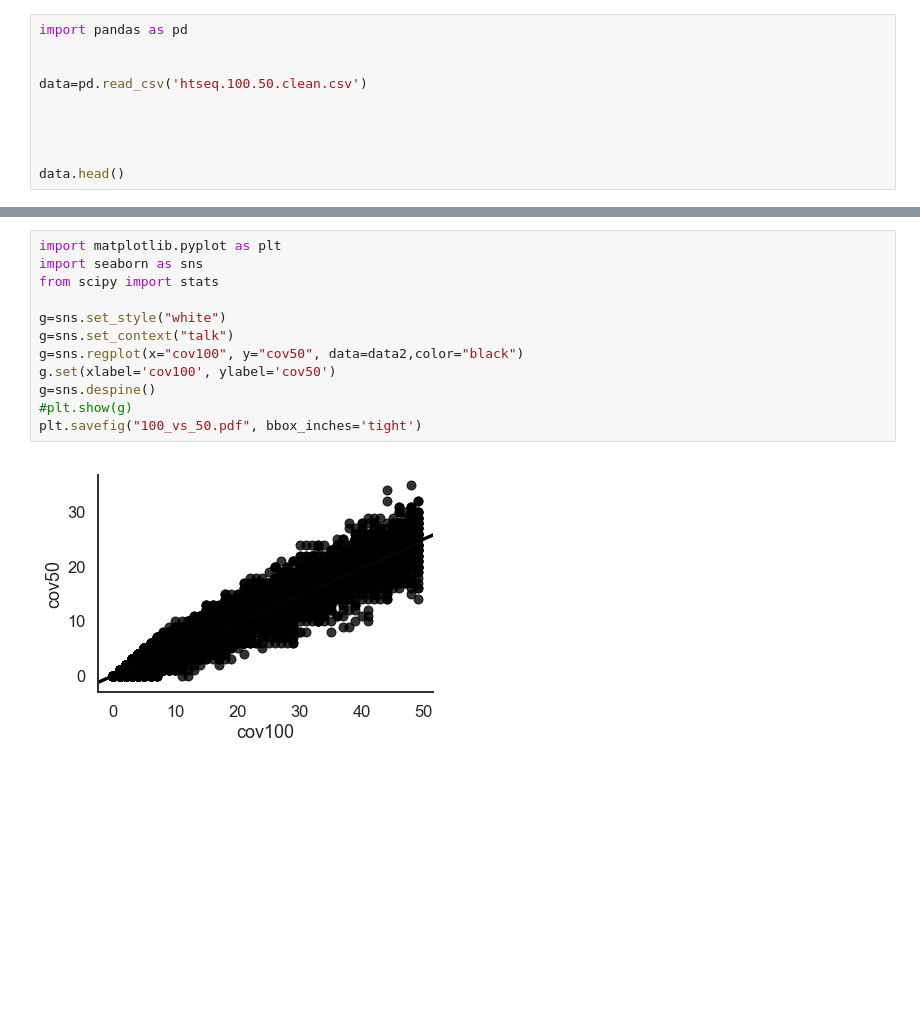
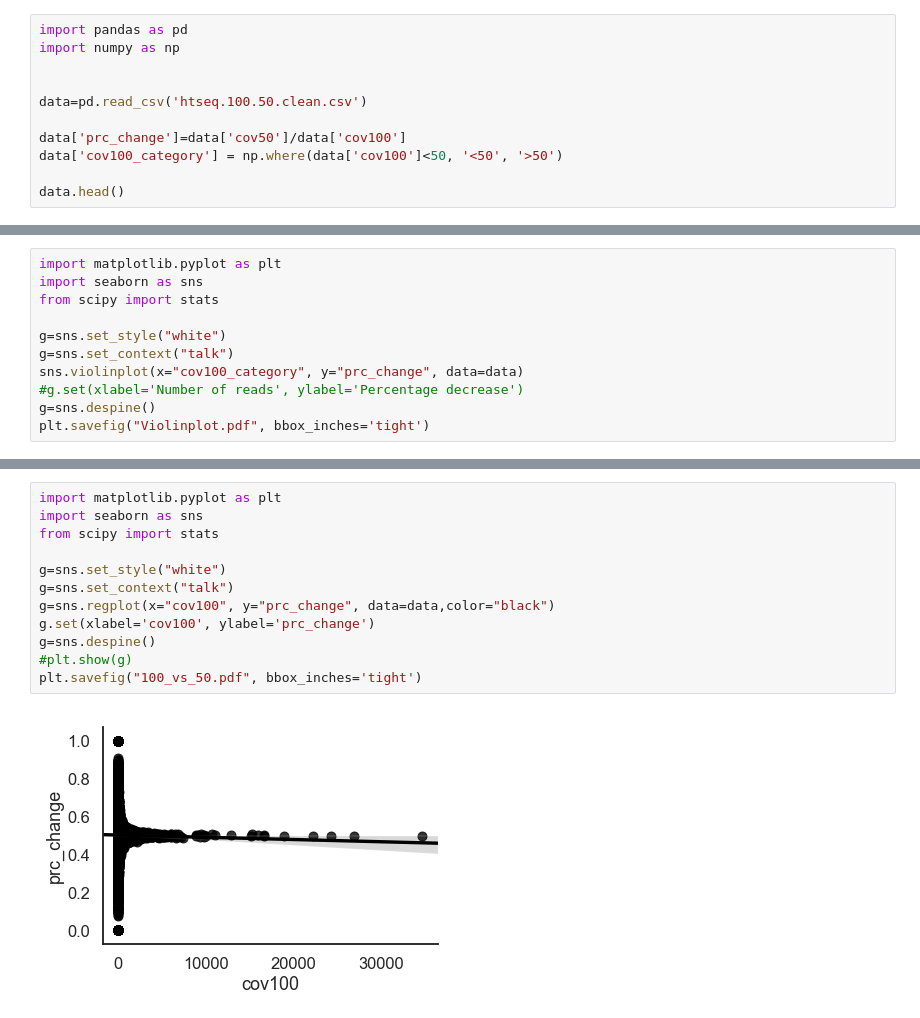
Before and after one commit to smangul1/genomicexpression.collaboration, a Jupyter notebook: analysis.ipynb, the cells around one changed output, grey strips where cells are left out. Saved outputs shown, nothing was run; the diff lists cells and outputs as text; blank space fills up the shorter version.

```diff
--- a/analysis.ipynb
+++ b/analysis.ipynb
@@ -1,11 +1,12 @@
 # %%
 import pandas as pd
+import numpy as np
 
 
 data=pd.read_csv('htseq.100.50.clean.csv')
 
-
-
+data['prc_change']=data['cov50']/data['cov100']
+data['cov100_category'] = np.where(data['cov100']<50, '<50', '>50')
 
 data.head()
 # %% [output]
@@ -19,0 +19,11 @@ data2=data.loc[data['cov100'] <50]
+# %%
+import matplotlib.pyplot as plt
+import seaborn as sns
+from scipy import stats
+
+g=sns.set_style("white")
+g=sns.set_context("talk")
+sns.violinplot(x="cov100_category", y="prc_change", data=data)
+#g.set(xlabel='Number of reads', ylabel='Percentage decrease')
+g=sns.despine()
+plt.savefig("Violinplot.pdf", bbox_inches='tight')
@@ -20,14 +32,14 @@ data2=data.loc[data['cov100'] <50]
 # %%
 import matplotlib.pyplot as plt
 import seaborn as sns
 from scipy import stats
 
 g=sns.set_style("white")
 g=sns.set_context("talk")
-g=sns.regplot(x="cov100", y="cov50", data=data2,color="black")
-g.set(xlabel='cov100', ylabel='cov50')
+g=sns.regplot(x="cov100", y="prc_change", data=data,color="black")
+g.set(xlabel='cov100', ylabel='prc_change')
 g=sns.despine()
 #plt.show(g)
 plt.savefig("100_vs_50.pdf", bbox_inches='tight')
 # %% [output]
-[figure, old version]
+[figure, new version]
```
Also changed, not shown: parts of 3 cells of this notebook, 2 other files.
